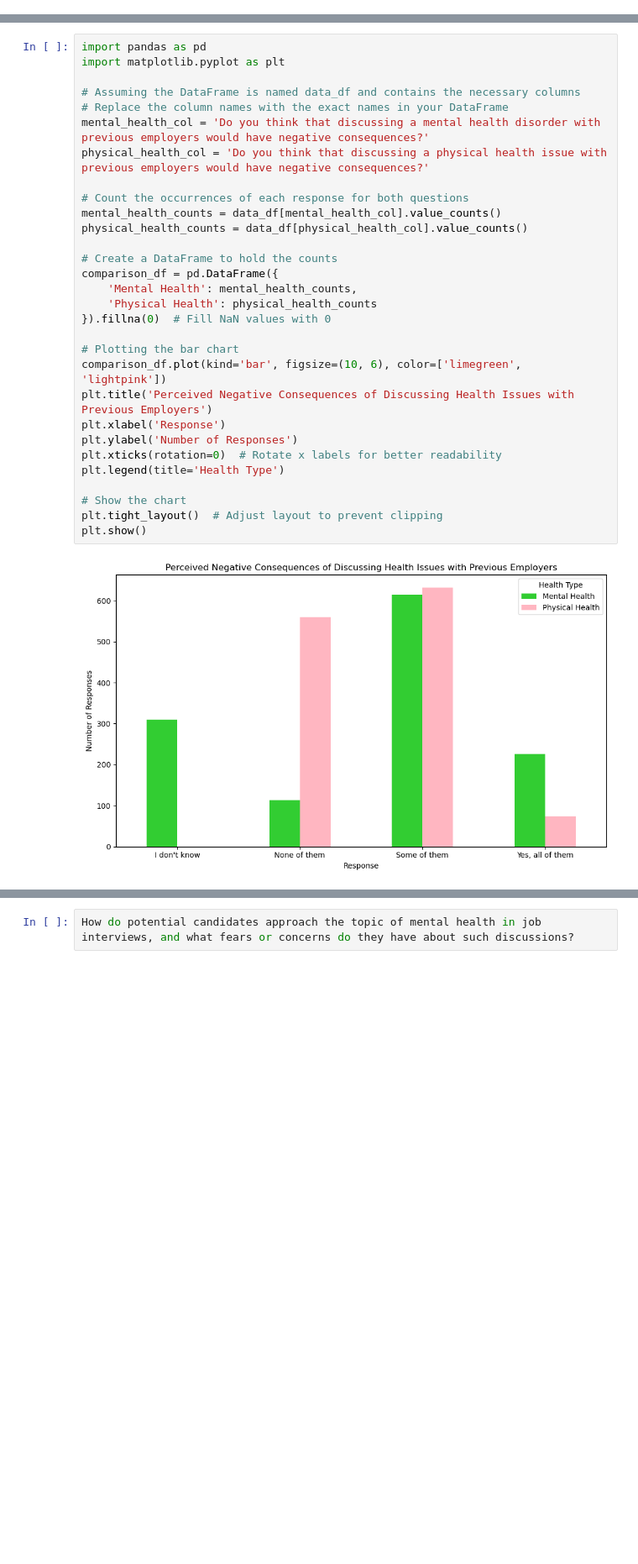
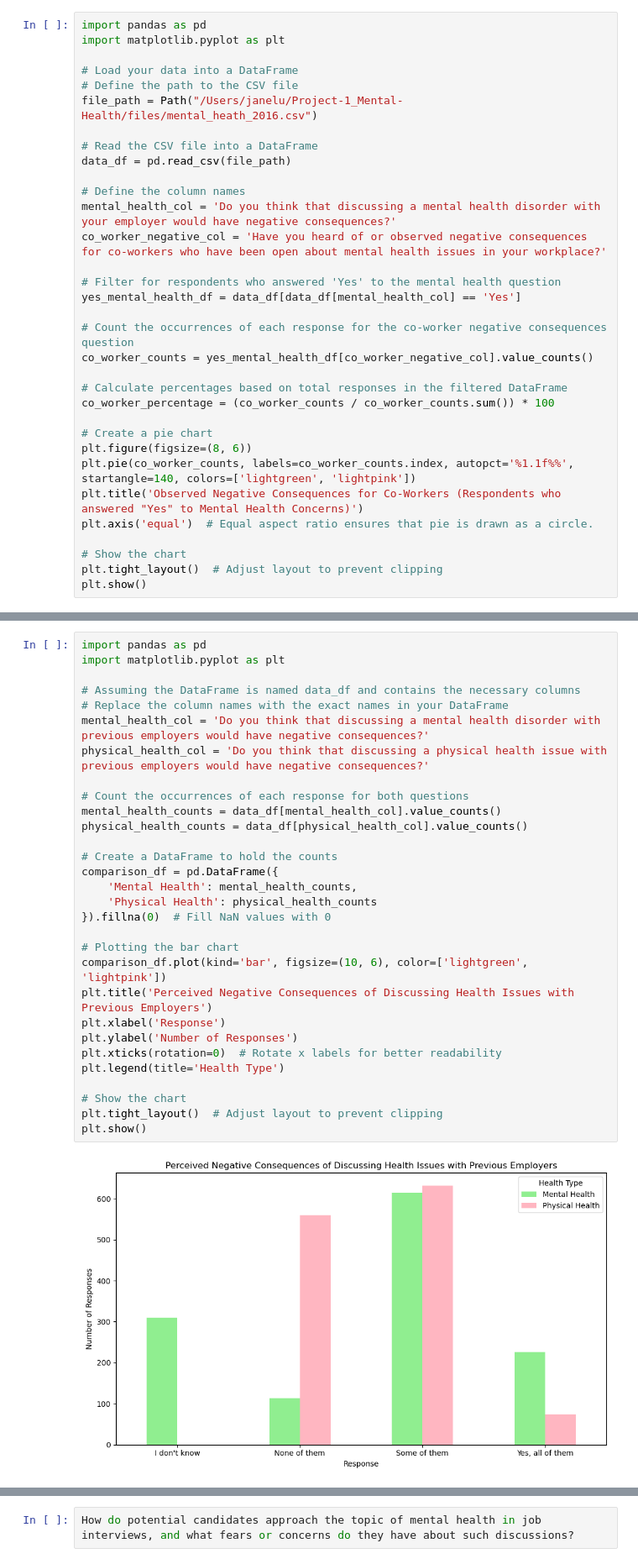
Before and after one commit to Keegawho198/Project-1_Mental-Health, a Jupyter notebook: Jane.ipynb, the cells around one changed output, grey strips where cells are left out. Shown: that part at 84% size. Drawn from its saved outputs; the diff is of its cells as text; blank space fills up the shorter version.

```diff
--- a/Jane.ipynb
+++ b/Jane.ipynb
@@ -115,0 +72,33 @@ plt.show()
+# %%
+import pandas as pd
+import matplotlib.pyplot as plt
+
+# Load your data into a DataFrame
+# Define the path to the CSV file
+file_path = Path("/Users/janelu/Project-1_Mental-Health/files/mental_heath_2016.csv")
+
+# Read the CSV file into a DataFrame
+data_df = pd.read_csv(file_path)
+
+# Define the column names
+mental_health_col = 'Do you think that discussing a mental health disorder with your employer would have negative consequences?'
+co_worker_negative_col = 'Have you heard of or observed negative consequences for co-workers who have been open about mental health issues in your workplace?'
+
+# Filter for respondents who answered 'Yes' to the mental health question
+yes_mental_health_df = data_df[data_df[mental_health_col] == 'Yes']
+
+# Count the occurrences of each response for the co-worker negative consequences question
+co_worker_counts = yes_mental_health_df[co_worker_negative_col].value_counts()
+
+# Calculate percentages based on total responses in the filtered DataFrame
+co_worker_percentage = (co_worker_counts / co_worker_counts.sum()) * 100
+
+# Create a pie chart
+plt.figure(figsize=(8, 6))
+plt.pie(co_worker_counts, labels=co_worker_counts.index, autopct='%1.1f%%', startangle=140, colors=['lightgreen', 'lightpink'])
+plt.title('Observed Negative Consequences for Co-Workers (Respondents who answered "Yes" to Mental Health Concerns)')
+plt.axis('equal')  # Equal aspect ratio ensures that pie is drawn as a circle.
+
+# Show the chart
+plt.tight_layout()  # Adjust layout to prevent clipping
+plt.show()
@@ -118,32 +111,32 @@ What are the perceived consequences (both positive and negative) of disclosing a
 # %%
 import pandas as pd
 import matplotlib.pyplot as plt
 
 # Assuming the DataFrame is named data_df and contains the necessary columns
 # Replace the column names with the exact names in your DataFrame
 mental_health_col = 'Do you think that discussing a mental health disorder with previous employers would have negative consequences?'
 physical_health_col = 'Do you think that discussing a physical health issue with previous employers would have negative consequences?'
 
 # Count the occurrences of each response for both questions
 mental_health_counts = data_df[mental_health_col].value_counts()
 physical_health_counts = data_df[physical_health_col].value_counts()
 
 # Create a DataFrame to hold the counts
 comparison_df = pd.DataFrame({
     'Mental Health': mental_health_counts,
     'Physical Health': physical_health_counts
 }).fillna(0)  # Fill NaN values with 0
 
 # Plotting the bar chart
-comparison_df.plot(kind='bar', figsize=(10, 6), color=['limegreen', 'lightpink'])
+comparison_df.plot(kind='bar', figsize=(10, 6), color=['lightgreen', 'lightpink'])
 plt.title('Perceived Negative Consequences of Discussing Health Issues with Previous Employers')
 plt.xlabel('Response')
 plt.ylabel('Number of Responses')
 plt.xticks(rotation=0)  # Rotate x labels for better readability
 plt.legend(title='Health Type')
 
 # Show the chart
 plt.tight_layout()  # Adjust layout to prevent clipping
 plt.show()
 # %% [output]
-[figure, old version]
+[figure, new version]
```
Also changed, not shown: parts of 10 cells of this notebook.
